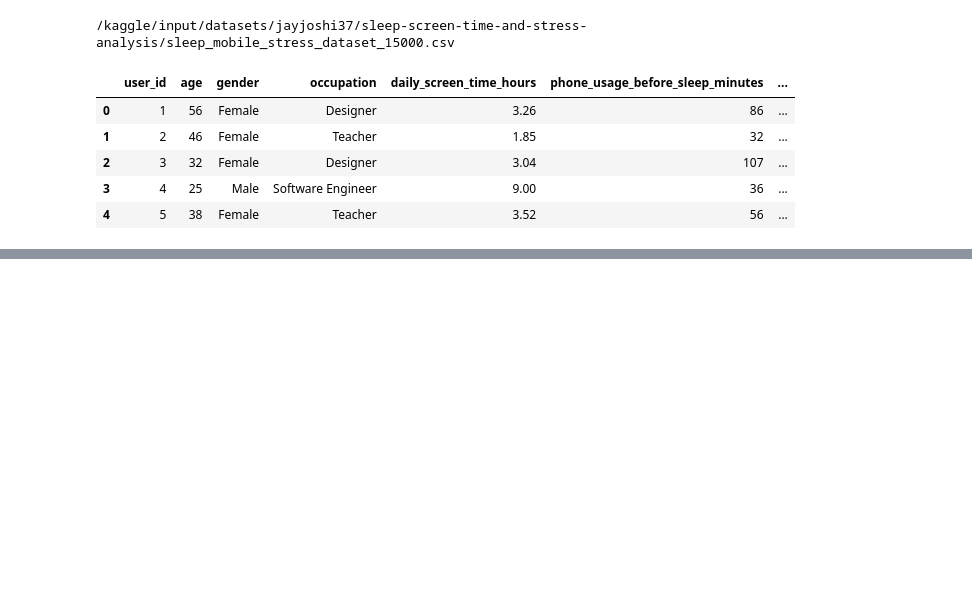
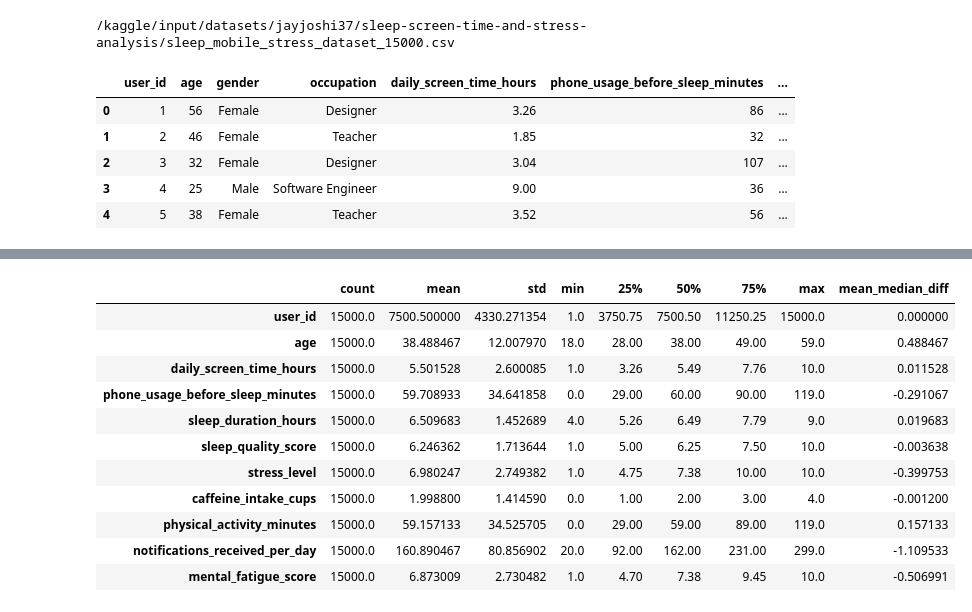
Before and after one commit to shivainlabs/Sleep-Screen-Time-and-Stress-Analysis, a Jupyter notebook: notebooks/01_data_understanding_eda.ipynb, the cells around one changed output, grey strips where cells are left out. Drawn from its saved outputs; the diff is of its cells as text; code cells hidden in the pictures; blank space fills up the shorter version.

```diff
--- a/notebooks/01_data_understanding_eda.ipynb
+++ b/notebooks/01_data_understanding_eda.ipynb
@@ -36,0 +146,21 @@ df.head()
+# %%
+summary = df.describe().T
+
+summary['mean_median_diff'] = (
+    summary['mean'] - summary['50%']
+)
+
+display(summary)
+# %% [output]
+|  | count | mean | std | min | 25% | 50% | 75% | max | mean_median_diff |
+| user_id | 15000.0 | 7500.500000 | 4330.271354 | 1.0 | 3750.75 | 7500.50 | 11250.25 | 15000.0 | 0.000000 |
+| age | 15000.0 | 38.488467 | 12.007970 | 18.0 | 28.00 | 38.00 | 49.00 | 59.0 | 0.488467 |
+| daily_screen_time_hours | 15000.0 | 5.501528 | 2.600085 | 1.0 | 3.26 | 5.49 | 7.76 | 10.0 | 0.011528 |
+| phone_usage_before_sleep_minutes | 15000.0 | 59.708933 | 34.641858 | 0.0 | 29.00 | 60.00 | 90.00 | 119.0 | -0.291067 |
+| sleep_duration_hours | 15000.0 | 6.509683 | 1.452689 | 4.0 | 5.26 | 6.49 | 7.79 | 9.0 | 0.019683 |
+| sleep_quality_score | 15000.0 | 6.246362 | 1.713644 | 1.0 | 5.00 | 6.25 | 7.50 | 10.0 | -0.003638 |
+| stress_level | 15000.0 | 6.980247 | 2.749382 | 1.0 | 4.75 | 7.38 | 10.00 | 10.0 | -0.399753 |
+| caffeine_intake_cups | 15000.0 | 1.998800 | 1.414590 | 0.0 | 1.00 | 2.00 | 3.00 | 4.0 | -0.001200 |
+| physical_activity_minutes | 15000.0 | 59.157133 | 34.525705 | 0.0 | 29.00 | 59.00 | 89.00 | 119.0 | 0.157133 |
+| notifications_received_per_day | 15000.0 | 160.890467 | 80.856902 | 20.0 | 92.00 | 162.00 | 231.00 | 299.0 | -1.109533 |
+| mental_fatigue_score | 15000.0 | 6.873009 | 2.730482 | 1.0 | 4.70 | 7.38 | 9.45 | 10.0 | -0.506991 |
```
Also changed, not shown: parts of 12 cells of this notebook.
